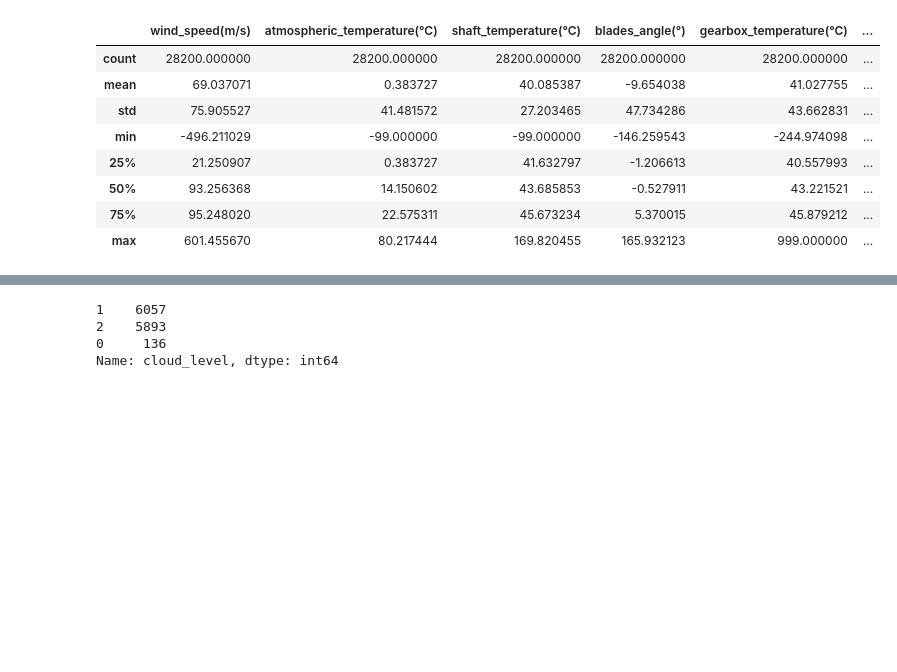
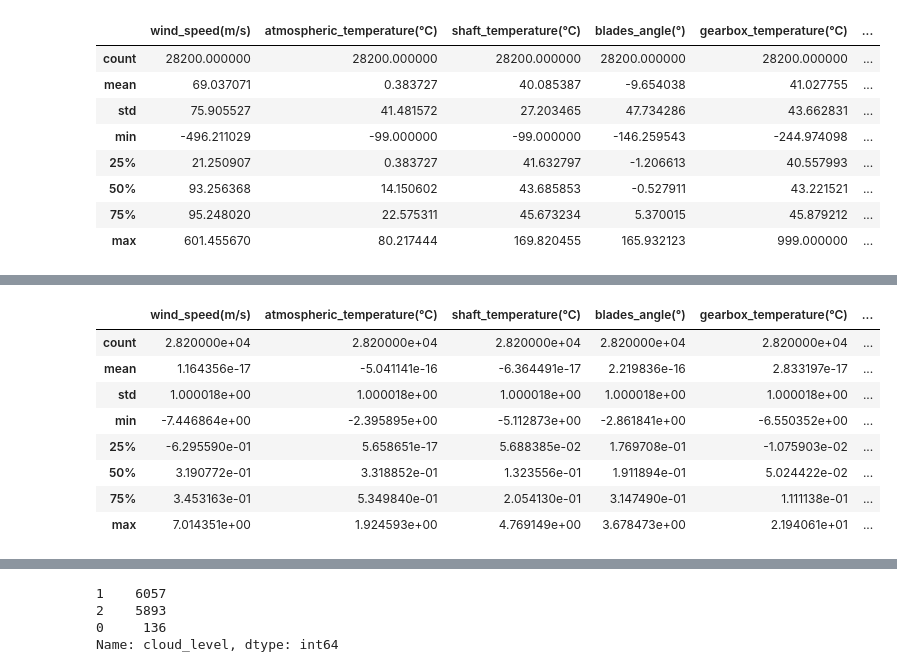
Before and after one commit to himanshu004/ML-DS-Hackathons, a Jupyter notebook: Hacker Earth/Predict-Windmill-Power/notebook.ipynb, the cells around one changed output, grey strips where cells are left out. Drawn from its saved outputs; the diff is of its cells as text; code cells hidden in the pictures; blank space fills up the shorter version.

```diff
--- a/Hacker Earth/Predict-Windmill-Power/notebook.ipynb
+++ b/Hacker Earth/Predict-Windmill-Power/notebook.ipynb
@@ -161,0 +178,20 @@ train_data.describe()
+# %%
+from sklearn.preprocessing import StandardScaler
+sc = StandardScaler()
+for col in continous_cols:
+    train_data[col] = sc.fit_transform(train_data[col].values.reshape(-1,1))
+    if(col == 'windmill_generated_power(kW/h)'):
+        continue
+    test_data[col] = sc.transform(test_data[col].values.reshape(-1,1))
+# %%
+train_data.describe()
+# %% [output]
+|  | wind_speed(m/s) | atmospheric_temperature(°C) | shaft_temperature(°C) | blades_angle(°) | gearbox_temperature(°C) | ... |
+| count | 2.820000e+04 | 2.820000e+04 | 2.820000e+04 | 2.820000e+04 | 2.820000e+04 | ... |
+| mean | 1.164356e-17 | -5.041141e-16 | -6.364491e-17 | 2.219836e-16 | 2.833197e-17 | ... |
+| std | 1.000018e+00 | 1.000018e+00 | 1.000018e+00 | 1.000018e+00 | 1.000018e+00 | ... |
+| min | -7.446864e+00 | -2.395895e+00 | -5.112873e+00 | -2.861841e+00 | -6.550352e+00 | ... |
+| 25% | -6.295590e-01 | 5.658651e-17 | 5.688385e-02 | 1.769708e-01 | -1.075903e-02 | ... |
+| 50% | 3.190772e-01 | 3.318852e-01 | 1.323556e-01 | 1.911894e-01 | 5.024422e-02 | ... |
+| 75% | 3.453163e-01 | 5.349840e-01 | 2.054130e-01 | 3.147490e-01 | 1.111138e-01 | ... |
+| max | 7.014351e+00 | 1.924593e+00 | 4.769149e+00 | 3.678473e+00 | 2.194061e+01 | ... |
```
Also changed, not shown: parts of 5 cells of this notebook.
